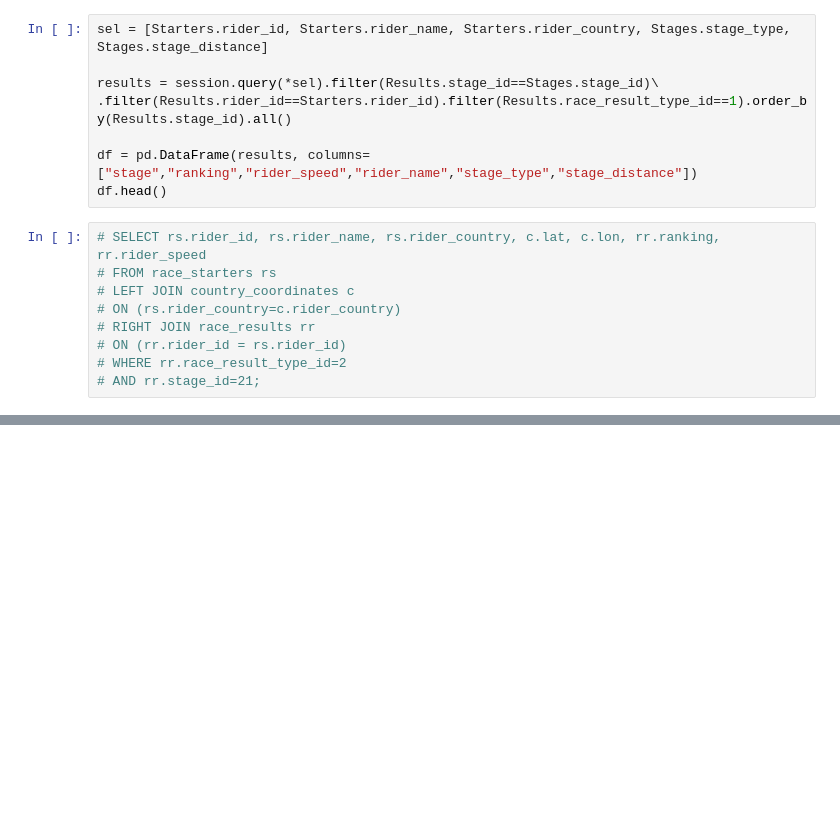
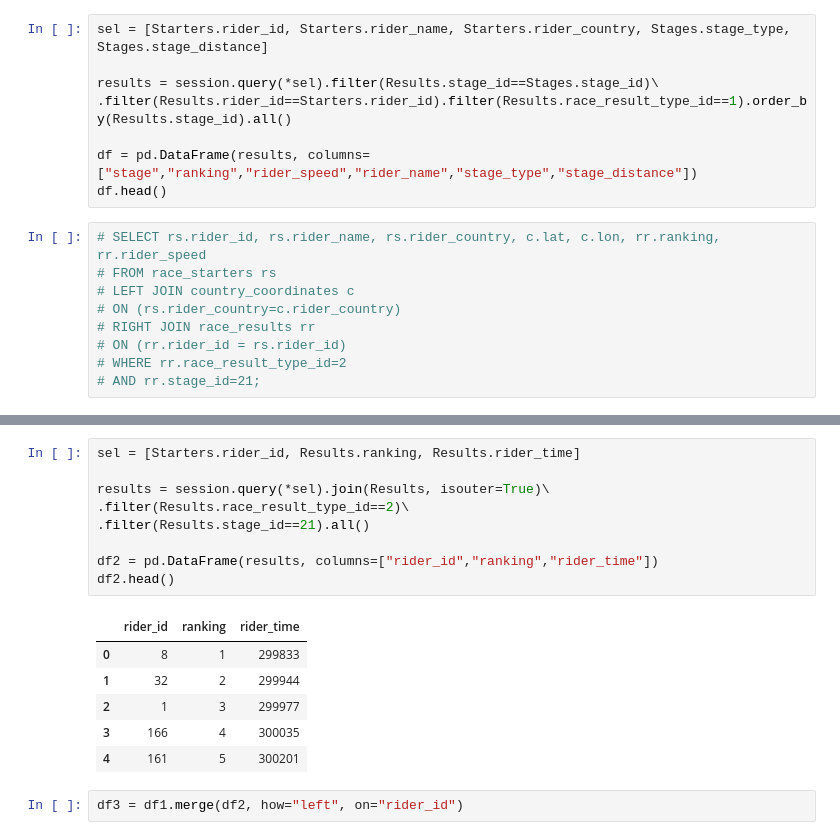
Before and after one commit to bman511/tour-de-awesome-, a Jupyter notebook: tour-de-awesome/static/db/Query_Tests.ipynb, the cells around one changed output, grey strips where cells are left out. Cells and saved outputs as stored; diff of their text form; blank space fills up the shorter version.

```diff
--- a/tour-de-awesome/static/db/Query_Tests.ipynb
+++ b/tour-de-awesome/static/db/Query_Tests.ipynb
@@ -79,0 +101,18 @@ df.head()
+# %%
+sel = [Starters.rider_id, Results.ranking, Results.rider_time]
+
+results = session.query(*sel).join(Results, isouter=True)\
+.filter(Results.race_result_type_id==2)\
+.filter(Results.stage_id==21).all()
+
+df2 = pd.DataFrame(results, columns=["rider_id","ranking","rider_time"])
+df2.head()
+# %% [output]
+|  | rider_id | ranking | rider_time |
+| 0 | 8 | 1 | 299833 |
+| 1 | 32 | 2 | 299944 |
+| 2 | 1 | 3 | 299977 |
+| 3 | 166 | 4 | 300035 |
+| 4 | 161 | 5 | 300201 |
+# %%
+df3 = df1.merge(df2, how="left", on="rider_id")
```
Also changed, not shown: parts of 10 cells of this notebook, 4 other files.
